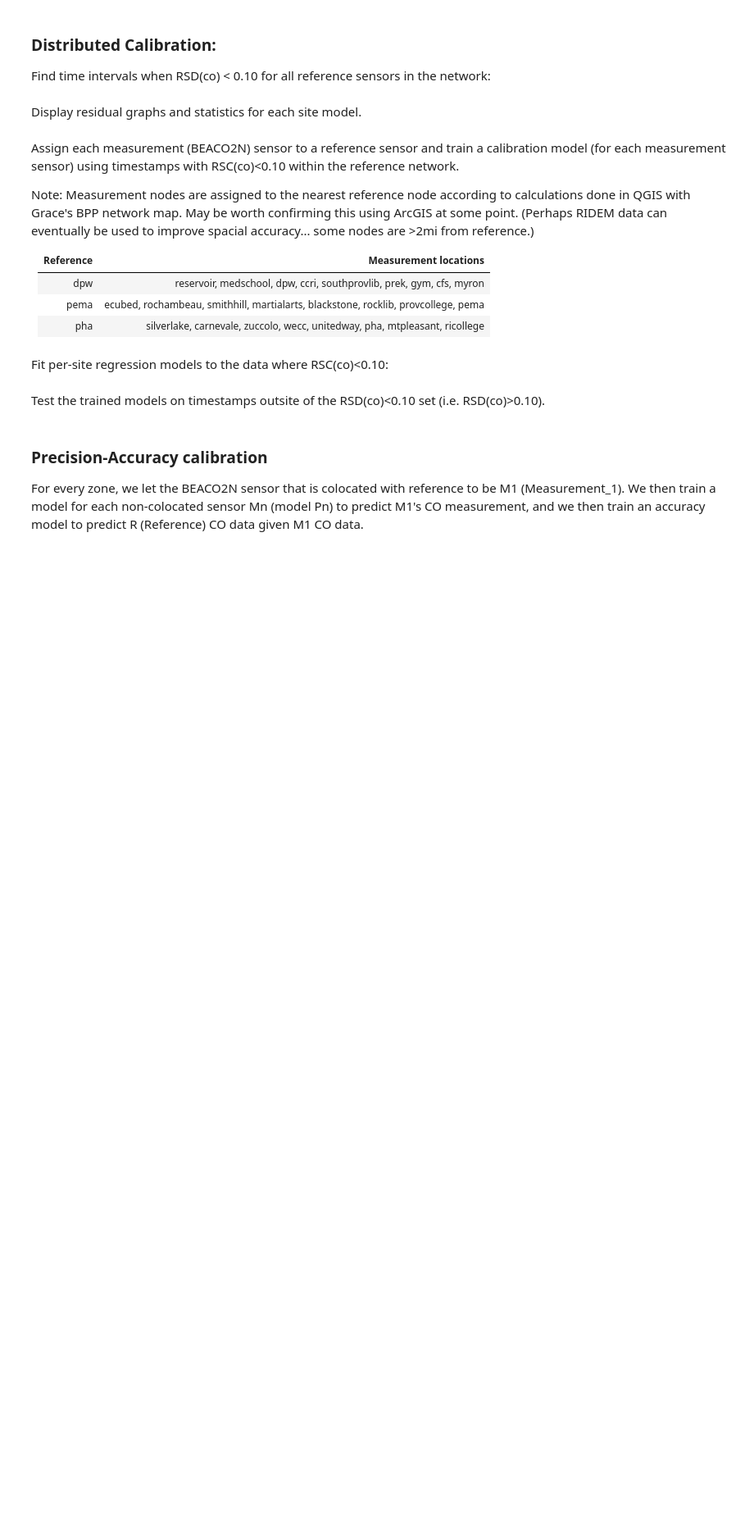
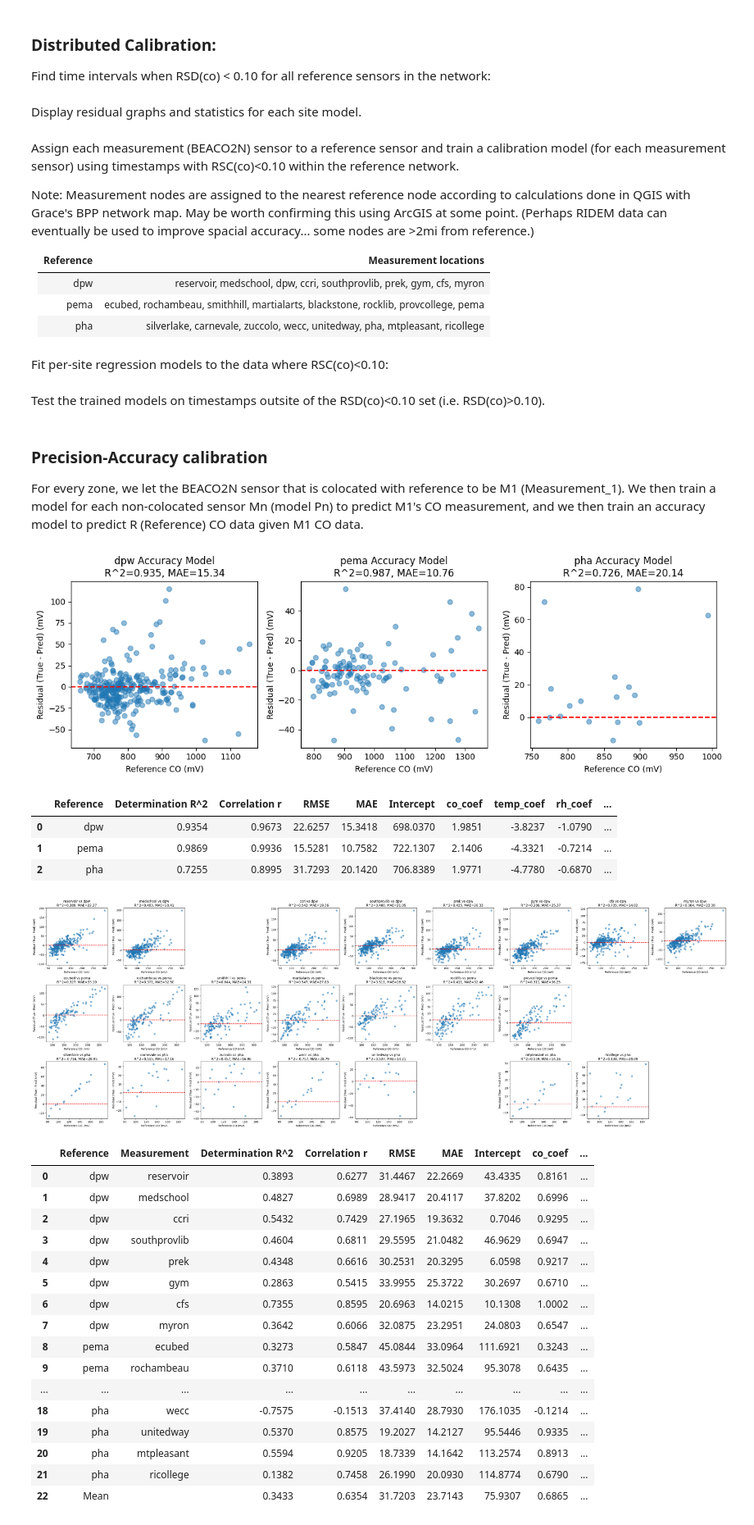
Before and after one commit to dwoodilla/bpp-scripts, a Jupyter notebook: BEACO2N_CO_calibration.ipynb, the cells around one changed output. Shown: that part at 82% size. Drawn from its saved outputs; the diff is of its cells as text; code cells hidden in the pictures; blank space fills up the shorter version.

Commit message:
distributed and p-a models working; have not joined p-a models yet due to poor results

```diff
--- a/BEACO2N_CO_calibration.ipynb
+++ b/BEACO2N_CO_calibration.ipynb
@@ -260,5 +260,4 @@ for ref_site in zones.keys():
 # %%
-
 precision_model = {ref_site : {meas_site : LinearRegression() for meas_site in zones[ref_site]} for ref_site in zones.keys()}
 accuracy_model = {ref_site : LinearRegression() for ref_site in zones.keys()}
 
@@ -276,15 +275,15 @@ y_test_a_lt = {ref_site : pd.Series() for ref_site in zones.keys()}
 y_pred_a_lt = {ref_site : pd.Series() for ref_site in zones.keys()}
 
 for ref_site in zones.keys():
-    # Timestamps should be common among all nodes in a zone.
-    train_indxs, test_indxs = train_test_split(range(len(zone_times_lt_rsd[ref_site])), random_state=0)
-    train_times = rsd_pa[ref_site][0].iloc[train_indxs]
-    test_times = rsd_pa[ref_site][0].iloc[test_indxs]
-
     for meas_site in zones[ref_site]:
         if meas_site == ref_site: continue
 
-        X_train_p[ref_site][meas_site] = measurement_df[meas_site][measurement_df[meas_site]["timestamp"].isin(train_times)][["co","temp","rh"]]
+        train_indxs, test_indxs = train_test_split(range(len(zone_times_lt_rsd[ref_site][meas_site])), random_state=0, test_size=0.4)
+        train_times = zone_times_lt_rsd[ref_site][meas_site].iloc[train_indxs].sort_index()
+        test_times = zone_times_lt_rsd[ref_site][meas_site].iloc[test_indxs].sort_index()
+
+
+        X_train_p[ref_site][meas_site] = measurement_df[meas_site][measurement_df[meas_site]["timestamp"].isin(train_times)][["co", "temp", "rh"]]
         X_test_p_lt[ref_site][meas_site] = measurement_df[meas_site][measurement_df[meas_site]["timestamp"].isin(test_times)][["co", "temp", "rh"]]
 
         y_train_p[ref_site][meas_site] = measurement_df[ref_site][measurement_df[ref_site]["timestamp"].isin(train_times)]["co"]
@@ -311,0 +301,67 @@ precision_model, y_test_p_lt, y_pred_p_lt)
+# %%
+from sklearn.metrics import mean_absolute_error, r2_score
+
+def plot_accuracy_models(zones, accuracy_model, y_test_a_lt, y_pred_a_lt):
+    import matplotlib.pyplot as plt
+
+    num_refsites = len(zones)
+    fig, axes = plt.subplots(1, num_refsites, figsize=(4*num_refsites, 4), squeeze=False)
+    statistics = []
+
+    for col, ref_site in enumerate(zones.keys()):
+        y_true = y_test_a_lt[ref_site]
+        y_pred = y_pred_a_lt[ref_site]
+        if len(y_true) == 0 or len(y_pred) == 0:
+            axes[0][col].set_visible(False)
+            continue
+        residual = y_true - y_pred
+        axes[0][col].scatter(y_true, residual, alpha=0.5)
+        axes[0][col].axhline(0, color='red', linestyle='--')
+        axes[0][col].set_title(f"{ref_site} Accuracy Model\nR^2={r2_score(y_true, y_pred):.3f}, MAE={mean_absolute_error(y_true, y_pred):.2f}")
+        axes[0][col].set_xlabel("Reference CO (mV)")
+        axes[0][col].set_ylabel("Residual (True - Pred) (mV)")
+
+        model = accuracy_model[ref_site]
+        statistics.append({
+            "Reference": ref_site,
+            "Determination R^2": r2_score(y_true, y_pred),
+            "Correlation r": np.corrcoef(y_true, y_pred)[0, 1],
+            "RMSE": sqrt(np.mean((y_true - y_pred) ** 2)),
+            "MAE": mean_absolute_error(y_true, y_pred),
+            "Intercept": model.intercept_,
+            "co_coef": model.coef_[0],
+            "temp_coef": model.coef_[1],
+            "rh_coef": model.coef_[2],
+            "n": len(y_true)
+        })
+
+    plt.tight_layout()
+    plt.show()
+    display(pd.DataFrame(statistics).round(4))
+
+plot_accuracy_models(zones, accuracy_model, y_test_a_lt, y_pred_a_lt)
+plot_zones(zones, precision_model, y_test_p_lt, y_pred_p_lt)
+# %% [output]
+[figure, added]
+|  | Reference | Determination R^2 | Correlation r | RMSE | MAE | Intercept | co_coef | temp_coef | rh_coef | ... |
+| 0 | dpw | 0.9354 | 0.9673 | 22.6257 | 15.3418 | 698.0370 | 1.9851 | -3.8237 | -1.0790 | ... |
+| 1 | pema | 0.9869 | 0.9936 | 15.5281 | 10.7582 | 722.1307 | 2.1406 | -4.3321 | -0.7214 | ... |
+| 2 | pha | 0.7255 | 0.8995 | 31.7293 | 20.1420 | 706.8389 | 1.9771 | -4.7780 | -0.6870 | ... |
+[figure, added]
+|  | Reference | Measurement | Determination R^2 | Correlation r | RMSE | MAE | Intercept | co_coef | ... |
+| 0 | dpw | reservoir | 0.3893 | 0.6277 | 31.4467 | 22.2669 | 43.4335 | 0.8161 | ... |
+| 1 | dpw | medschool | 0.4827 | 0.6989 | 28.9417 | 20.4117 | 37.8202 | 0.6996 | ... |
+| 2 | dpw | ccri | 0.5432 | 0.7429 | 27.1965 | 19.3632 | 0.7046 | 0.9295 | ... |
+| 3 | dpw | southprovlib | 0.4604 | 0.6811 | 29.5595 | 21.0482 | 46.9629 | 0.6947 | ... |
+| 4 | dpw | prek | 0.4348 | 0.6616 | 30.2531 | 20.3295 | 6.0598 | 0.9217 | ... |
+| 5 | dpw | gym | 0.2863 | 0.5415 | 33.9955 | 25.3722 | 30.2697 | 0.6710 | ... |
+| 6 | dpw | cfs | 0.7355 | 0.8595 | 20.6963 | 14.0215 | 10.1308 | 1.0002 | ... |
+| 7 | dpw | myron | 0.3642 | 0.6066 | 32.0875 | 23.2951 | 24.0803 | 0.6547 | ... |
+| 8 | pema | ecubed | 0.3273 | 0.5847 | 45.0844 | 33.0964 | 111.6921 | 0.3243 | ... |
+| 9 | pema | rochambeau | 0.3710 | 0.6118 | 43.5973 | 32.5024 | 95.3078 | 0.6435 | ... |
+| ... | ... | ... | ... | ... | ... | ... | ... | ... | ... |
+| 18 | pha | wecc | -0.7575 | -0.1513 | 37.4140 | 28.7930 | 176.1035 | -0.1214 | ... |
+| 19 | pha | unitedway | 0.5370 | 0.8575 | 19.2027 | 14.2127 | 95.5446 | 0.9335 | ... |
+| 20 | pha | mtpleasant | 0.5594 | 0.9205 | 18.7339 | 14.1642 | 113.2574 | 0.8913 | ... |
+| 21 | pha | ricollege | 0.1382 | 0.7458 | 26.1990 | 20.0930 | 114.8774 | 0.6790 | ... |
+| 22 | Mean |  | 0.3433 | 0.6354 | 31.7203 | 23.7143 | 75.9307 | 0.6865 | ... |
```
Also changed, not shown: parts of 2 cells of this notebook.
